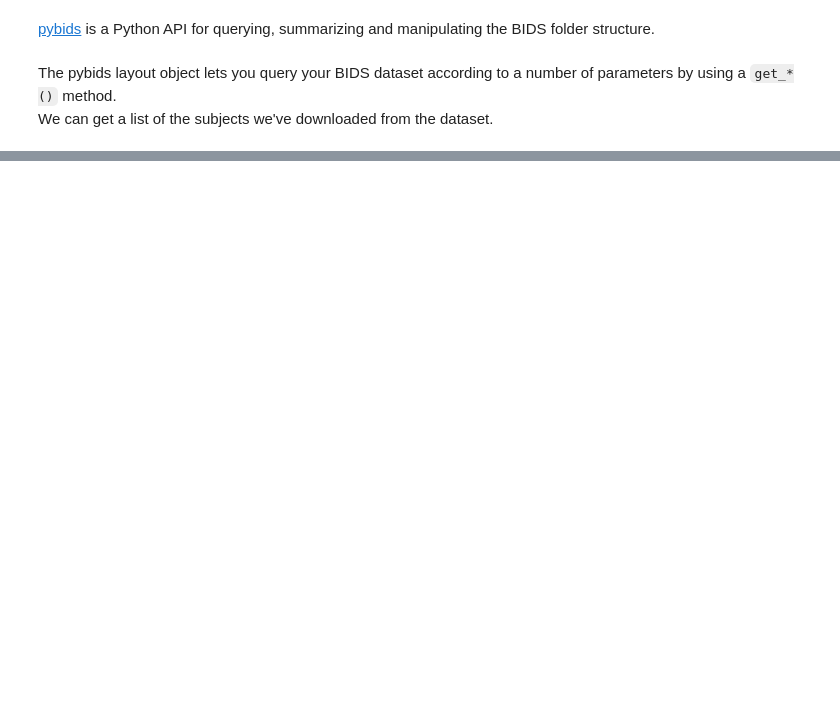
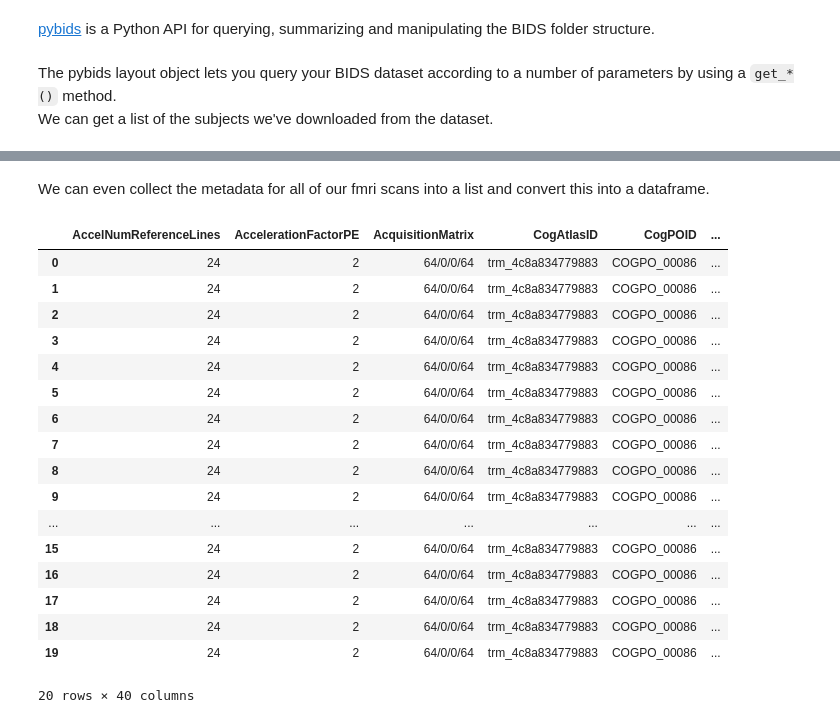
Before and after one commit to carpentries-incubator/SDC-BIDS-fMRI, a Jupyter notebook: bin/02_intro-dataset_solutions.ipynb, the cells around one changed output, grey strips where cells are left out. Drawn from its saved outputs; the diff is of its cells as text; code cells hidden in the pictures; blank space fills up the shorter version.

```diff
--- a/bin/02_intro-dataset_solutions.ipynb
+++ b/bin/02_intro-dataset_solutions.ipynb
@@ -112,5 +260,5 @@ import bids.layout
 # %%
-layout = bids.layout.BIDSLayout('../data/ds000030')
+layout = BIDSLayout('../data/ds000030')
 # %% [markdown]
 The pybids layout object lets you query your BIDS dataset according to a number of parameters by using a `get_*()` method.
 We can get a list of the subjects we've downloaded from the dataset.
@@ -149,0 +344,3 @@ df
+# %%
+fmri_file = layout.get(subject=['10292', '50081'], RepetitionTime=2, return_type='file')[0]
+layout.get_metadata(fmri_file)
@@ -149,0 +365,29 @@ df
+# %% [markdown]
+We can even collect the metadata for all of our fmri scans into a list and convert this into a dataframe.
+# %%
+metadata_list = []
+all_fmri_files = layout.get(datatype='func', suffix='bold', return_type='file', extensions='.nii.gz')
+for fmri_file in all_fmri_files:
+    fmri_metadata = layout.get_metadata(fmri_file)
+    metadata_list.append(fmri_metadata)
+df = pd.DataFrame.from_records(metadata_list)
+df
+# %% [output]
+|  | AccelNumReferenceLines | AccelerationFactorPE | AcquisitionMatrix | CogAtlasID | CogPOID | ... |
+| 0 | 24 | 2 | 64/0/0/64 | trm_4c8a834779883 | COGPO_00086 | ... |
+| 1 | 24 | 2 | 64/0/0/64 | trm_4c8a834779883 | COGPO_00086 | ... |
+| 2 | 24 | 2 | 64/0/0/64 | trm_4c8a834779883 | COGPO_00086 | ... |
+| 3 | 24 | 2 | 64/0/0/64 | trm_4c8a834779883 | COGPO_00086 | ... |
+| 4 | 24 | 2 | 64/0/0/64 | trm_4c8a834779883 | COGPO_00086 | ... |
+| 5 | 24 | 2 | 64/0/0/64 | trm_4c8a834779883 | COGPO_00086 | ... |
+| 6 | 24 | 2 | 64/0/0/64 | trm_4c8a834779883 | COGPO_00086 | ... |
+| 7 | 24 | 2 | 64/0/0/64 | trm_4c8a834779883 | COGPO_00086 | ... |
+| 8 | 24 | 2 | 64/0/0/64 | trm_4c8a834779883 | COGPO_00086 | ... |
+| 9 | 24 | 2 | 64/0/0/64 | trm_4c8a834779883 | COGPO_00086 | ... |
+| ... | ... | ... | ... | ... | ... | ... |
+| 15 | 24 | 2 | 64/0/0/64 | trm_4c8a834779883 | COGPO_00086 | ... |
+| 16 | 24 | 2 | 64/0/0/64 | trm_4c8a834779883 | COGPO_00086 | ... |
+| 17 | 24 | 2 | 64/0/0/64 | trm_4c8a834779883 | COGPO_00086 | ... |
+| 18 | 24 | 2 | 64/0/0/64 | trm_4c8a834779883 | COGPO_00086 | ... |
+| 19 | 24 | 2 | 64/0/0/64 | trm_4c8a834779883 | COGPO_00086 | ... |
+20 rows × 40 columns
```
Also changed, not shown: parts of 59 cells of this notebook.
